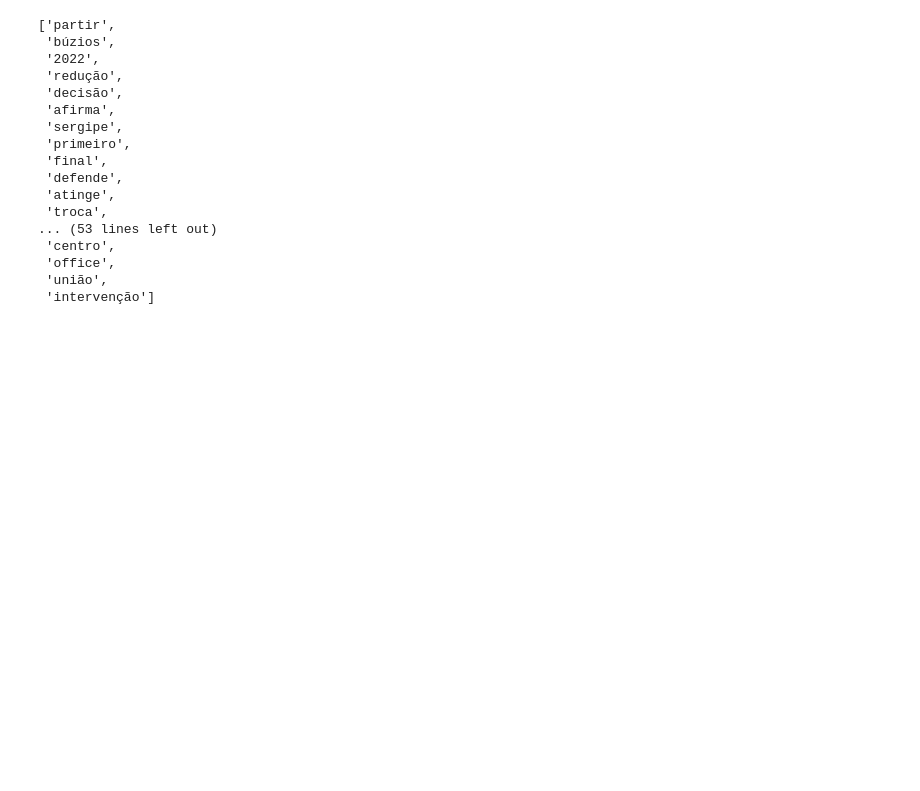
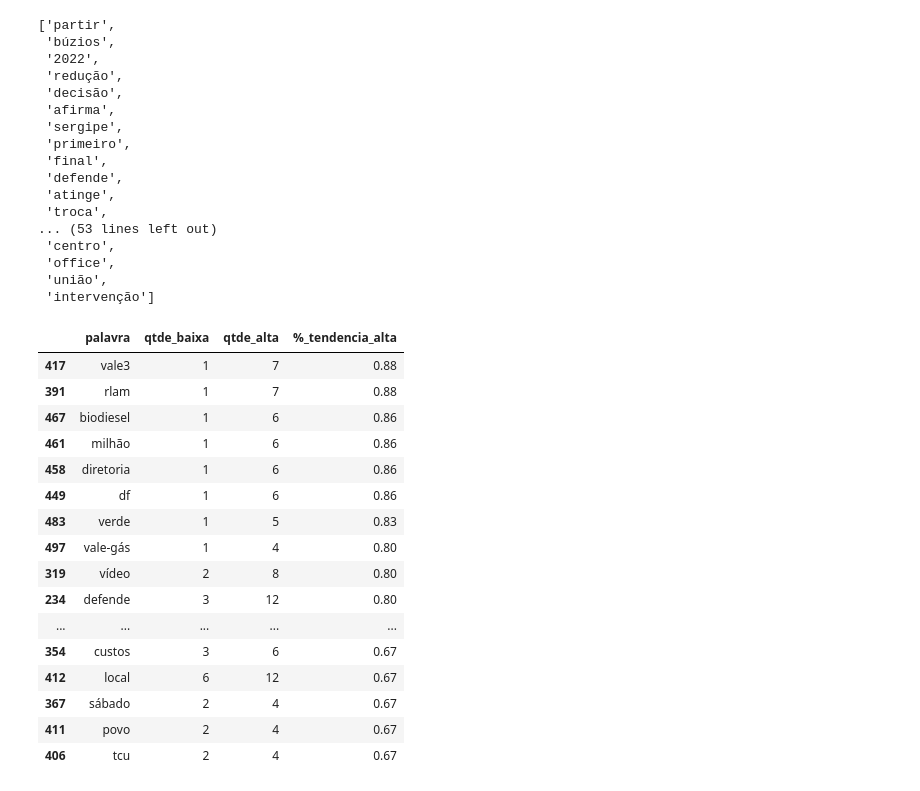
Before and after one commit to webercg/NLP---Daily-News-for-Stock-Market-Prediction, a Jupyter notebook: datasets e notebooks/Frequencia de palavras e inviesamento de palavras.ipynb, the cells around one changed output. Cells and saved outputs as stored; diff of their text form; code cells hidden in the pictures; blank space fills up the shorter version.

```diff
--- a/datasets e notebooks/Frequencia de palavras e inviesamento de palavras.ipynb
+++ b/datasets e notebooks/Frequencia de palavras e inviesamento de palavras.ipynb
@@ -752,7 +753,7 @@ for palavra in mais_frequentes:
     tendencia_alta = altas/total
 
     #Verificando se há polaridade atribuida a essa palavra no dicionário sentilex
-    pola = dic_palavra_polaridade.get('palavra')
+    pola = 'None'
 
     #Armazenando os resultados
     qtde_alta.append(altas)
@@ -913,0 +919,20 @@ palavras_input_positivo + palavras_input_negativo
+# %%
+df_palavras_freq[['palavra','qtde_baixa','qtde_alta','%_tendencia_alta']].sort_values(by = "%_tendencia_alta", ascending = False).head(50)
+# %% [output]
+|  | palavra | qtde_baixa | qtde_alta | %_tendencia_alta |
+| 417 | vale3 | 1 | 7 | 0.88 |
+| 391 | rlam | 1 | 7 | 0.88 |
+| 467 | biodiesel | 1 | 6 | 0.86 |
+| 461 | milhão | 1 | 6 | 0.86 |
+| 458 | diretoria | 1 | 6 | 0.86 |
+| 449 | df | 1 | 6 | 0.86 |
+| 483 | verde | 1 | 5 | 0.83 |
+| 497 | vale-gás | 1 | 4 | 0.80 |
+| 319 | vídeo | 2 | 8 | 0.80 |
+| 234 | defende | 3 | 12 | 0.80 |
+| ... | ... | ... | ... | ... |
+| 354 | custos | 3 | 6 | 0.67 |
+| 412 | local | 6 | 12 | 0.67 |
+| 367 | sábado | 2 | 4 | 0.67 |
+| 411 | povo | 2 | 4 | 0.67 |
+| 406 | tcu | 2 | 4 | 0.67 |
```
Also changed, not shown: parts of 4 cells of this notebook.
